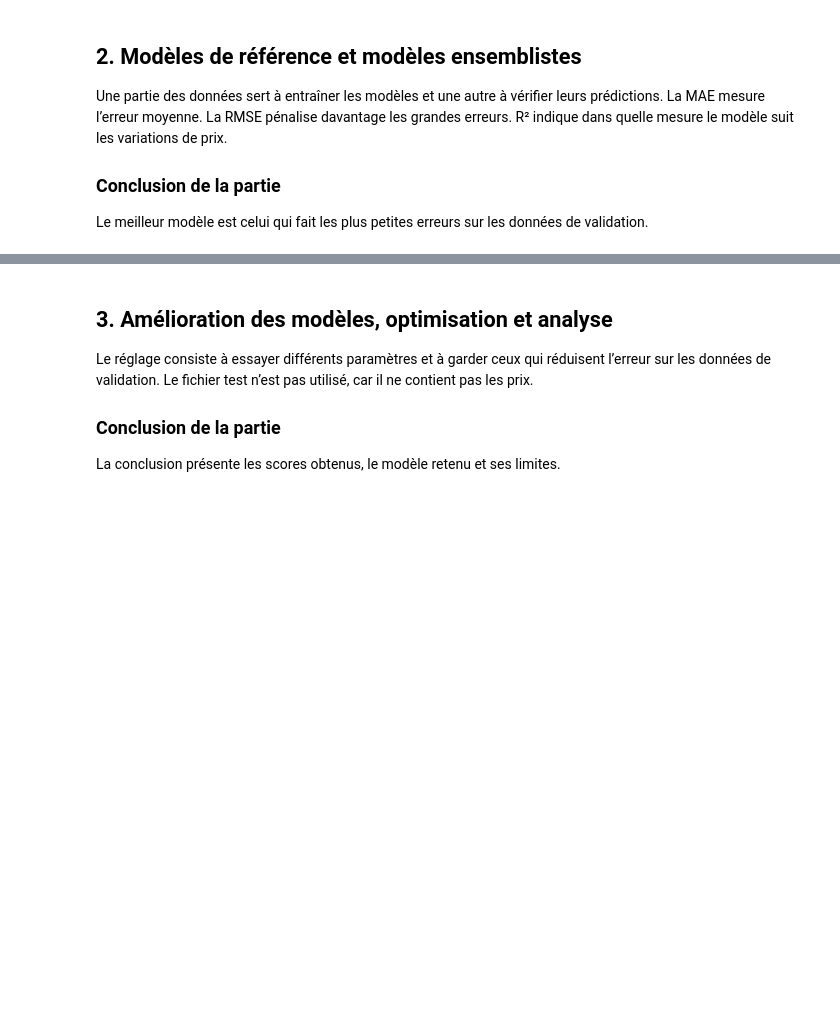
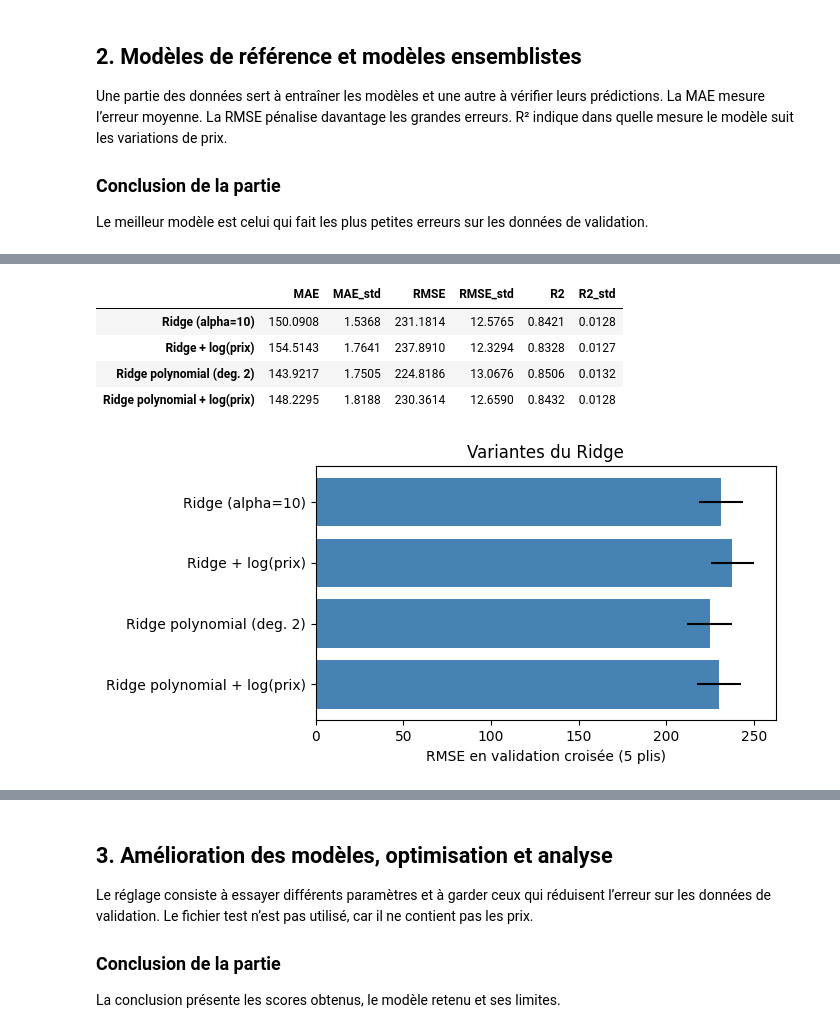
Before and after one commit to ImagineYoureAFrog/Laptop-Price, a Jupyter notebook: computer_prices_2025.ipynb, the cells around one changed output, grey strips where cells are left out. Drawn from its saved outputs; the diff is of its cells as text; code cells hidden in the pictures; blank space fills up the shorter version.

Commit message:
Ridge plus détaillé

```diff
--- a/computer_prices_2025.ipynb
+++ b/computer_prices_2025.ipynb
@@ -885,0 +855,11 @@ Train vs. Unseen Test Set:
+# %%
+# Ridge de référence (alpha fixé) sur chacun des 7 jeux de variables, même split et mêmes plis
+rows = {}
+for name, data in datasets.items():
+    X_variant = data.drop(columns=TARGET).loc[train_idx]
+    scores = cross_validate(make_ridge(X_variant), X_variant, y_train_full,
+                            cv=outer_cv, scoring=scoring, n_jobs=-1)
+    rows[name] = cv_summary(scores)
+
+featset_results = pd.DataFrame(rows).T.sort_values("RMSE")
+display(featset_results.round(4))
@@ -885,0 +881,31 @@ Train vs. Unseen Test Set:
+# %%
+# Trois variantes du Ridge sur le jeu "reference" : cible en log, termes polynomiaux de degré 2, ou les deux
+variants = {
+    "Ridge (alpha=10)":              dict(),
+    "Ridge + log(prix)":             dict(log_target=True),
+    "Ridge polynomial (deg. 2)":     dict(polynomial_degree=2),
+    "Ridge polynomial + log(prix)":  dict(polynomial_degree=2, log_target=True),
+}
+rows = {}
+for name, params in variants.items():
+    scores = cross_validate(make_ridge(X_train_full, **params), X_train_full, y_train_full,
+                            cv=outer_cv, scoring=scoring, n_jobs=-1)
+    rows[name] = cv_summary(scores)
+
+variant_results = pd.DataFrame(rows).T
+display(variant_results.round(4))
+
+fig, ax = plt.subplots(figsize=(7, 3.5))
+ax.barh(variant_results.index, variant_results["RMSE"], xerr=variant_results["RMSE_std"], color="steelblue")
+ax.set_xlabel("RMSE en validation croisée (5 plis)")
+ax.set_title("Variantes du Ridge")
+ax.invert_yaxis()
+fig.tight_layout()
+plt.show()
+# %% [output]
+|  | MAE | MAE_std | RMSE | RMSE_std | R2 | R2_std |
+| Ridge (alpha=10) | 150.0908 | 1.5368 | 231.1814 | 12.5765 | 0.8421 | 0.0128 |
+| Ridge + log(prix) | 154.5143 | 1.7641 | 237.8910 | 12.3294 | 0.8328 | 0.0127 |
+| Ridge polynomial (deg. 2) | 143.9217 | 1.7505 | 224.8186 | 13.0676 | 0.8506 | 0.0132 |
+| Ridge polynomial + log(prix) | 148.2295 | 1.8188 | 230.3614 | 12.6590 | 0.8432 | 0.0128 |
+[figure, added]
```
Also changed, not shown: parts of 29 cells of this notebook.
